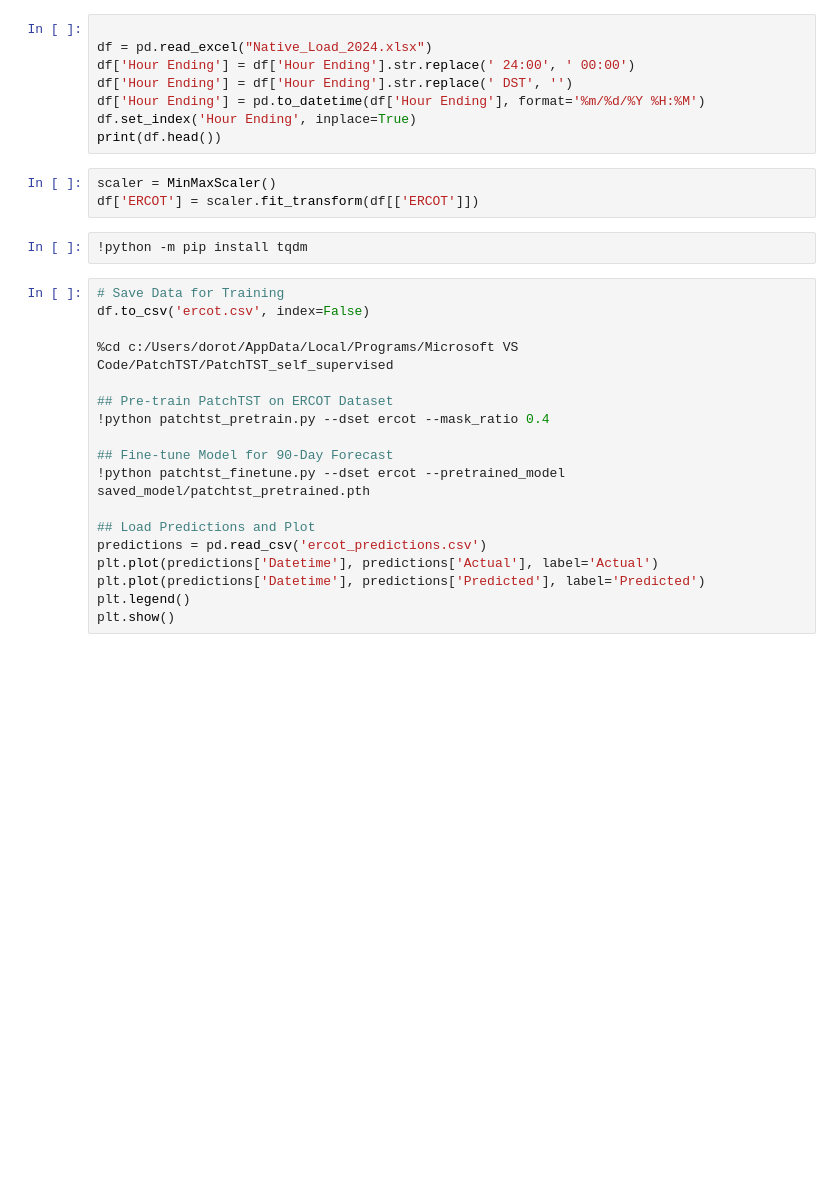
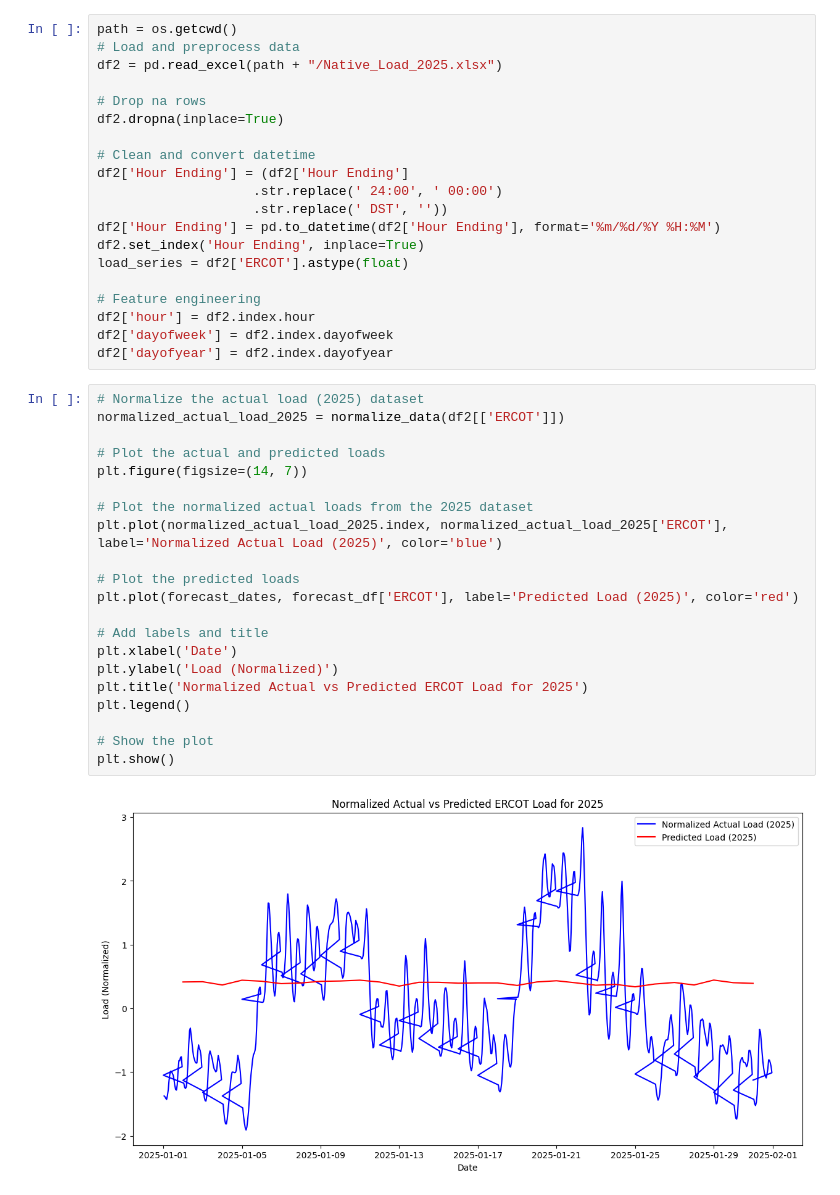
Before and after one commit to QuinnThompson/ECE555_Final_Poject, a Jupyter notebook: patchtst.ipynb, the cells around one changed output. Drawn from its saved outputs; the diff is of its cells as text; blank space fills up the shorter version.

Commit message:
Add new feature for enhanced forecasting accuracy

```diff
--- a/patchtst.ipynb
+++ b/patchtst.ipynb
@@ -29,31 +137,43 @@ import matplotlib.pyplot as plt
 # %%
+path = os.getcwd()
+# Load and preprocess data
+df2 = pd.read_excel(path + "/Native_Load_2025.xlsx")
 
-df = pd.read_excel("Native_Load_2024.xlsx")
-df['Hour Ending'] = df['Hour Ending'].str.replace(' 24:00', ' 00:00')
-df['Hour Ending'] = df['Hour Ending'].str.replace(' DST', '')
-df['Hour Ending'] = pd.to_datetime(df['Hour Ending'], format='%m/%d/%Y %H:%M')
-df.set_index('Hour Ending', inplace=True)
-print(df.head())
+# Drop na rows
+df2.dropna(inplace=True)
+
+# Clean and convert datetime
+df2['Hour Ending'] = (df2['Hour Ending']
+                    .str.replace(' 24:00', ' 00:00')
+                    .str.replace(' DST', ''))
+df2['Hour Ending'] = pd.to_datetime(df2['Hour Ending'], format='%m/%d/%Y %H:%M')
+df2.set_index('Hour Ending', inplace=True)
+load_series = df2['ERCOT'].astype(float)
+
+# Feature engineering
+df2['hour'] = df2.index.hour
+df2['dayofweek'] = df2.index.dayofweek
+df2['dayofyear'] = df2.index.dayofyear
-# %%
-scaler = MinMaxScaler()
-df['ERCOT'] = scaler.fit_transform(df[['ERCOT']])
-# %%
-!python -m pip install tqdm
-# %%
-# Save Data for Training
-df.to_csv('ercot.csv', index=False)
-
-%cd c:/Users/dorot/AppData/Local/Programs/Microsoft VS Code/PatchTST/PatchTST_self_supervised
-
-## Pre-train PatchTST on ERCOT Dataset
-!python patchtst_pretrain.py --dset ercot --mask_ratio 0.4
-
-## Fine-tune Model for 90-Day Forecast
-!python patchtst_finetune.py --dset ercot --pretrained_model saved_model/patchtst_pretrained.pth
-
-## Load Predictions and Plot
-predictions = pd.read_csv('ercot_predictions.csv')
-plt.plot(predictions['Datetime'], predictions['Actual'], label='Actual')
-plt.plot(predictions['Datetime'], predictions['Predicted'], label='Predicted')
-plt.legend()
-plt.show()
+# %%
+# Normalize the actual load (2025) dataset
+normalized_actual_load_2025 = normalize_data(df2[['ERCOT']])
+
+# Plot the actual and predicted loads
+plt.figure(figsize=(14, 7))
+
+# Plot the normalized actual loads from the 2025 dataset
+plt.plot(normalized_actual_load_2025.index, normalized_actual_load_2025['ERCOT'], label='Normalized Actual Load (2025)', color='blue')
+
+# Plot the predicted loads
+plt.plot(forecast_dates, forecast_df['ERCOT'], label='Predicted Load (2025)', color='red')
+
+# Add labels and title
+plt.xlabel('Date')
+plt.ylabel('Load (Normalized)')
+plt.title('Normalized Actual vs Predicted ERCOT Load for 2025')
+plt.legend()
+
+# Show the plot
+plt.show()
+# %% [output]
+[figure, added]
```
Also changed, not shown: parts of 7 cells of this notebook, 1 other file.
